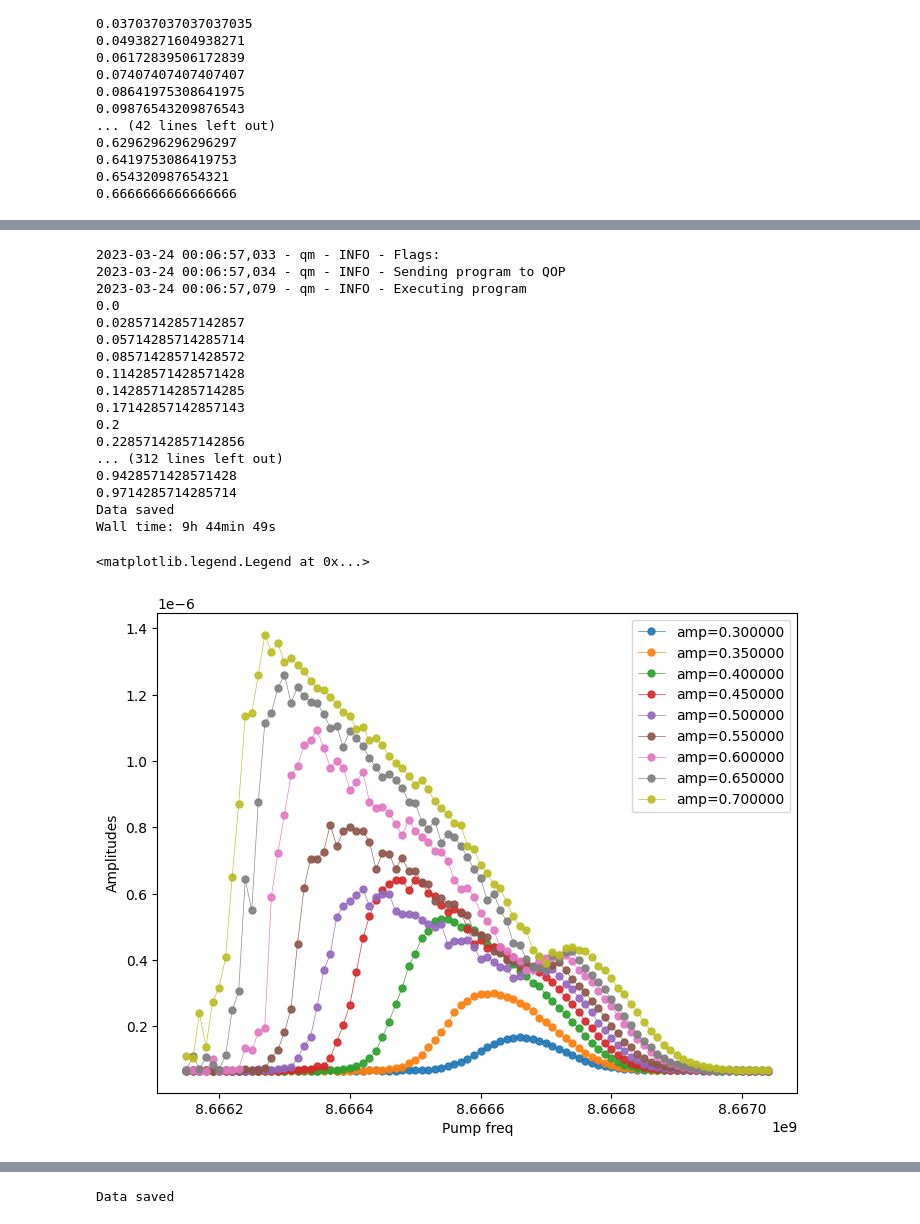
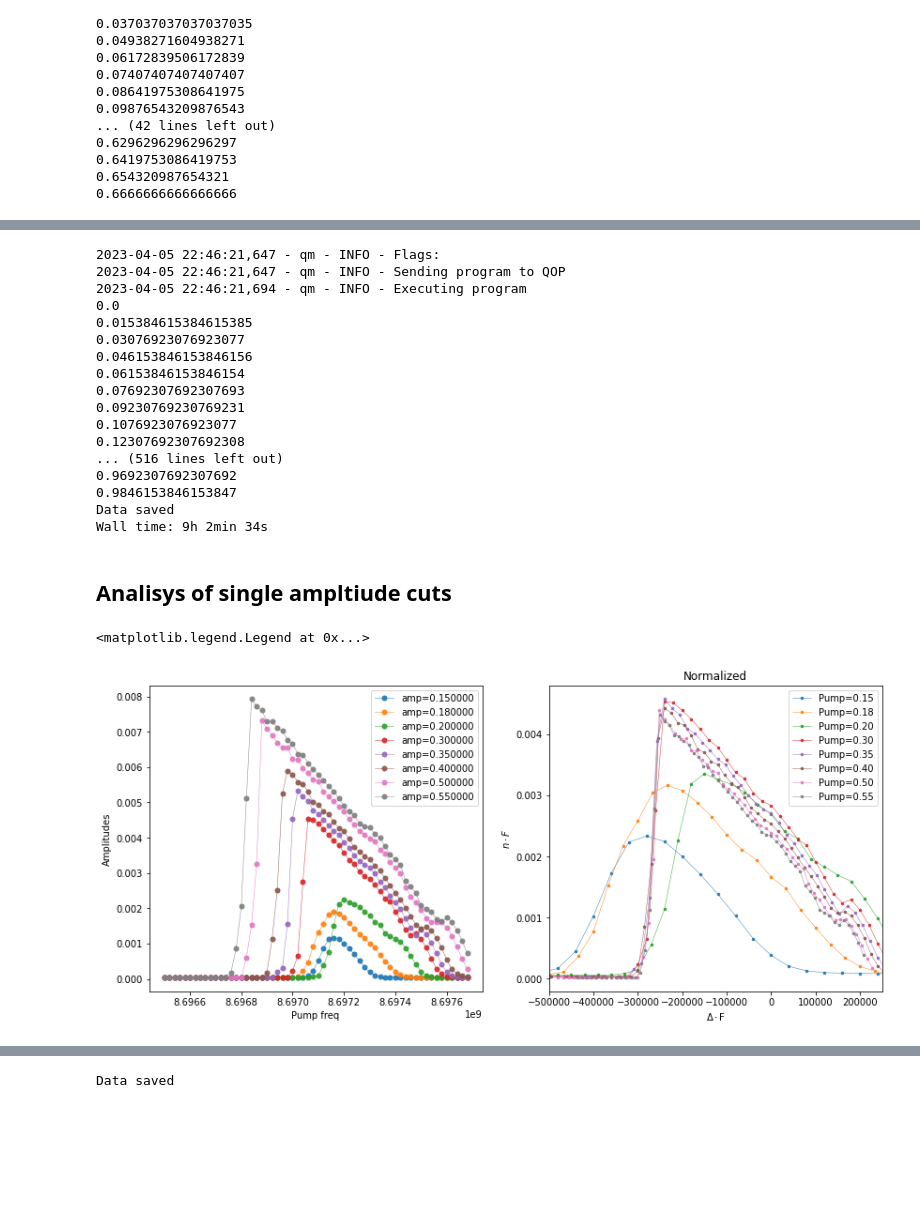
Before and after one commit to BeaulieuGuillaume/DPT_SQUID, a Jupyter notebook: Spectrum_map/Spectrum_map.ipynb, the cells around one changed output, grey strips where cells are left out. Cells and saved outputs as stored; diff of their text form; code cells hidden in the pictures; blank space fills up the shorter version.

Commit message:
improvement on spectrum map

```diff
--- a/Spectrum_map/Spectrum_map.ipynb
+++ b/Spectrum_map/Spectrum_map.ipynb
@@ -187,9 +196,9 @@ True
 Program for testing the trigger with the pump. The program plays the pump pulse as defined in the configuation file. The pulse triggers the Analyzer and the spectrum can then be collected
 # %%
 amp_factor=0.4
-twoPhoton_len=2_000_000_000
+twoPhoton_len=600_000_000
 config,qm=update_two_photon_lenght(twoPhoton_len,config,qmm)
-delay=50_000_000
+delay=5_000_000
 config,qm=update_delay(twoPhoton_len,config,qmm)
 
 with program() as TriggerTest:
@@ -318,11 +327,11 @@ ax.plot(Data[1,:,idx],Data[0,:,idx])
 ## Set the Parameters
 Section to set the QM parameters for all the sucessive measurements
 # %%
-twoPhoton_len=2_000_000_000
+twoPhoton_len=600_000_000
 config,qm=update_two_photon_lenght(twoPhoton_len,config,qmm)
-delay=50_000_000
+delay=5_000_000
 config,qm=update_delay(twoPhoton_len,config,qmm)
-waiting_acquisition_time=0.4
+waiting_acquisition_time=0.2
 # %% [markdown]
 # Program sweeping pump frequency and amplitude
 
@@ -870,9 +825,9 @@ print(NumberPoints*TimePerPoint*n_avg/60)
 
 
 #Saving parameters
-cooldown_date="2023_03_17"
-name="Cut_average_full"
-device="123"
+cooldown_date="2023_03_31" #top folder
+device="Run01" #second folder
+name="104_trace_2" # third folder
 
 datadict={}
 datadict["Analyzer_center_freq"]=centerFreq
@@ -883,16 +838,12 @@ datadict["VBW_bandwidth"]=VBW_bandwidth
 datadict["amplitudes"]=amplitudes
 datadict["Pump_freq"]=freqs+LO_fluxline
 datadict["n_avg"]=n_avg
-
-
-
+datadict["configuration"]=config
 
 # Calculate the integral for each graph
 def dbm_to_watt(Data):
     return 10**(Data/10)
 convert_dbm_to_watt=np.vectorize(dbm_to_watt)
-
-
 
 Data=np.zeros((len(freqs),pointsNum,n_avg)) #data in the format of rows corresponding to each measurement and column from the spectrum analyzer and we get one for each iteration to average
 average_trace=np.zeros((len(amplitudes),len(freqs)))  # data in the format of each row is a precice amplitude and each column is a point from the integration
@@ -969,42 +920,57 @@ for l in range(len(amplitudes)):
     average_trace[l,:]=np.mean(integrate, axis=0)
 
     if save:
-        meastype="Map_amp"+str(amplitudes[l]) #Final file name
+        meastype="Spectrum_trace_sixty_"+str(amplitudes[l]) #Final file name
         datadict["Data"]=Data
         datadict["Analyzer_freq"]=Analyzer_freq_all
         an.save_data(datadict, meastype, name, device, cooldown_date, bias=0, filepath=r"C:\Users\hqclabo\Documents\Data\gbeaulieu\Two_Photon\\")
 
  #Data structure is a 3d matrix (set of 2d matrix stacked on top of each other)
 # %% [output]
-2023-03-24 00:06:57,033 - qm - INFO - Flags:
-2023-03-24 00:06:57,034 - qm - INFO - Sending program to QOP
-2023-03-24 00:06:57,079 - qm - INFO - Executing program
+2023-04-05 22:46:21,647 - qm - INFO - Flags:
+2023-04-05 22:46:21,647 - qm - INFO - Sending program to QOP
+2023-04-05 22:46:21,694 - qm - INFO - Executing program
 0.0
-0.02857142857142857
-0.05714285714285714
-0.08571428571428572
-0.11428571428571428
-0.14285714285714285
-0.17142857142857143
-0.2
-0.22857142857142856
-... (312 lines left out)
-0.9428571428571428
-0.9714285714285714
+0.015384615384615385
+0.03076923076923077
+0.046153846153846156
+0.06153846153846154
+0.07692307692307693
+0.09230769230769231
+0.1076923076923077
+0.12307692307692308
+... (516 lines left out)
+0.9692307692307692
+0.9846153846153847
 Data saved
-Wall time: 9h 44min 49s
+Wall time: 9h 2min 34s
+# %% [markdown]
+## Analisys of single ampltiude cuts
 # %%
-#Plot the difference traces averaged trace
+#Directly without saving
 
-fig= plt.figure()
-ax=fig.add_axes([0.1, 0.1 ,1, 1])
+fig, axs = plt.subplots( ncols=2, figsize=(14,6))
+ax=axs[0]
 
 for i in range(len(amplitudes)):
-     plt.plot(freqs+LO_fluxline,average_trace[i,:],'.-',label=f'amp={amplitudes[i]:1f}', alpha=.9, lw=.5, ms=10)
+     ax.plot(freqs+LO_fluxline,average_trace[i,:],'.-',label=f'amp={amplitudes[i]:1f}', alpha=.9, lw=.5, ms=10)
 
 ax.set_xlabel("Pump freq")
 ax.set_ylabel("Amplitudes")
 ax.legend()
+
+ax=axs[1]
+center_freq=8697300000
+Gi=0.3
+for i in range(len(amplitudes)):
+    Gx=amplitudes[i]
+    ax.plot((freqs+LO_fluxline-center_freq)*Gi/Gx,average_trace[i,:]*Gi/Gx, '.-',  label=f'Pump={amplitudes[i]:.2f}', alpha=.9, lw=.5, ms=5)
+
+ax.set_title("Normalized")
+ax.set_xlabel('$\Delta\cdot$F')
+ax.set_ylabel('$n\cdot F$')
+ax.set_xlim(-0.5e6, 0.25e6)
+ax.legend()
 # %% [output]
 <matplotlib.legend.Legend at 0x...>
-[figure, old version]
+[figure, new version]
```
Also changed, not shown: parts of 26 cells of this notebook, 3 other files.
